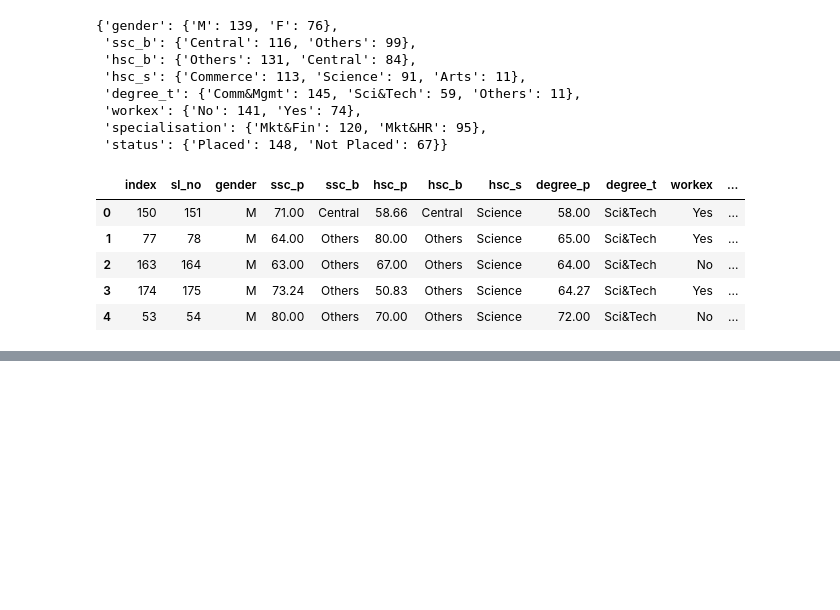
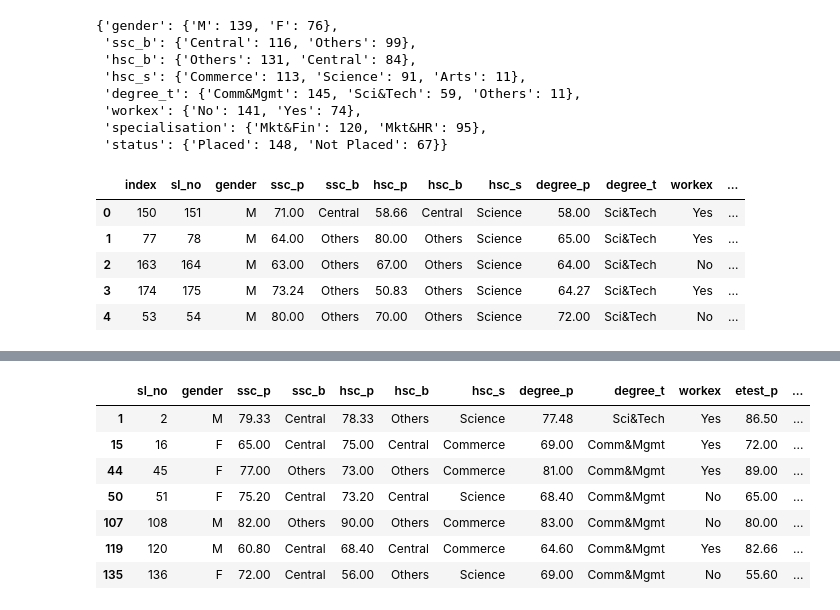
Before and after one commit to lawalsegun2025/campus_placement_predictor, a Jupyter notebook: job_placement_predictor.ipynb, the cells around one changed output, grey strips where cells are left out. Cells and saved outputs as stored; diff of their text form; code cells hidden in the pictures; blank space fills up the shorter version.

```diff
--- a/job_placement_predictor.ipynb
+++ b/job_placement_predictor.ipynb
@@ -258,0 +269,13 @@ df[(df["degree_t"]=="Sci&Tech")&(df["status"]=="Placed")].sort_values(by="salary
+# %%
+# Get the maximun and minimum salary
+
+df[(df["salary"]==max(df["salary"])) | (df["salary"]==min(df["salary"]))]
+# %% [output]
+|  | sl_no | gender | ssc_p | ssc_b | hsc_p | hsc_b | hsc_s | degree_p | degree_t | workex | etest_p | ... |
+| 1 | 2 | M | 79.33 | Central | 78.33 | Others | Science | 77.48 | Sci&Tech | Yes | 86.50 | ... |
+| 15 | 16 | F | 65.00 | Central | 75.00 | Central | Commerce | 69.00 | Comm&Mgmt | Yes | 72.00 | ... |
+| 44 | 45 | F | 77.00 | Others | 73.00 | Others | Commerce | 81.00 | Comm&Mgmt | Yes | 89.00 | ... |
+| 50 | 51 | F | 75.20 | Central | 73.20 | Central | Science | 68.40 | Comm&Mgmt | No | 65.00 | ... |
+| 107 | 108 | M | 82.00 | Others | 90.00 | Others | Commerce | 83.00 | Comm&Mgmt | No | 80.00 | ... |
+| 119 | 120 | M | 60.80 | Central | 68.40 | Central | Commerce | 64.60 | Comm&Mgmt | Yes | 82.66 | ... |
+| 135 | 136 | F | 72.00 | Central | 56.00 | Others | Science | 69.00 | Comm&Mgmt | No | 55.60 | ... |
```
Also changed, not shown: parts of 3 cells of this notebook.
